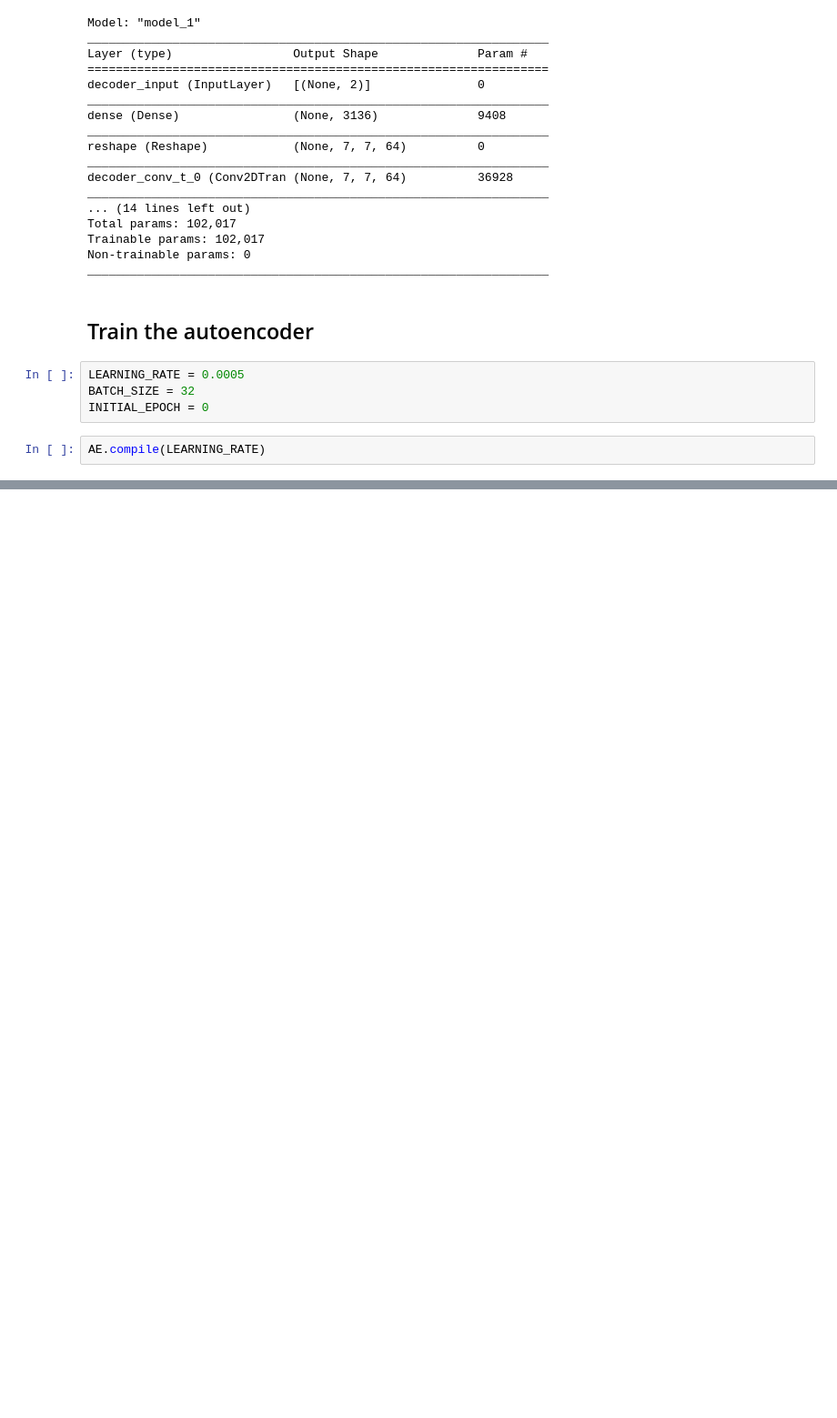
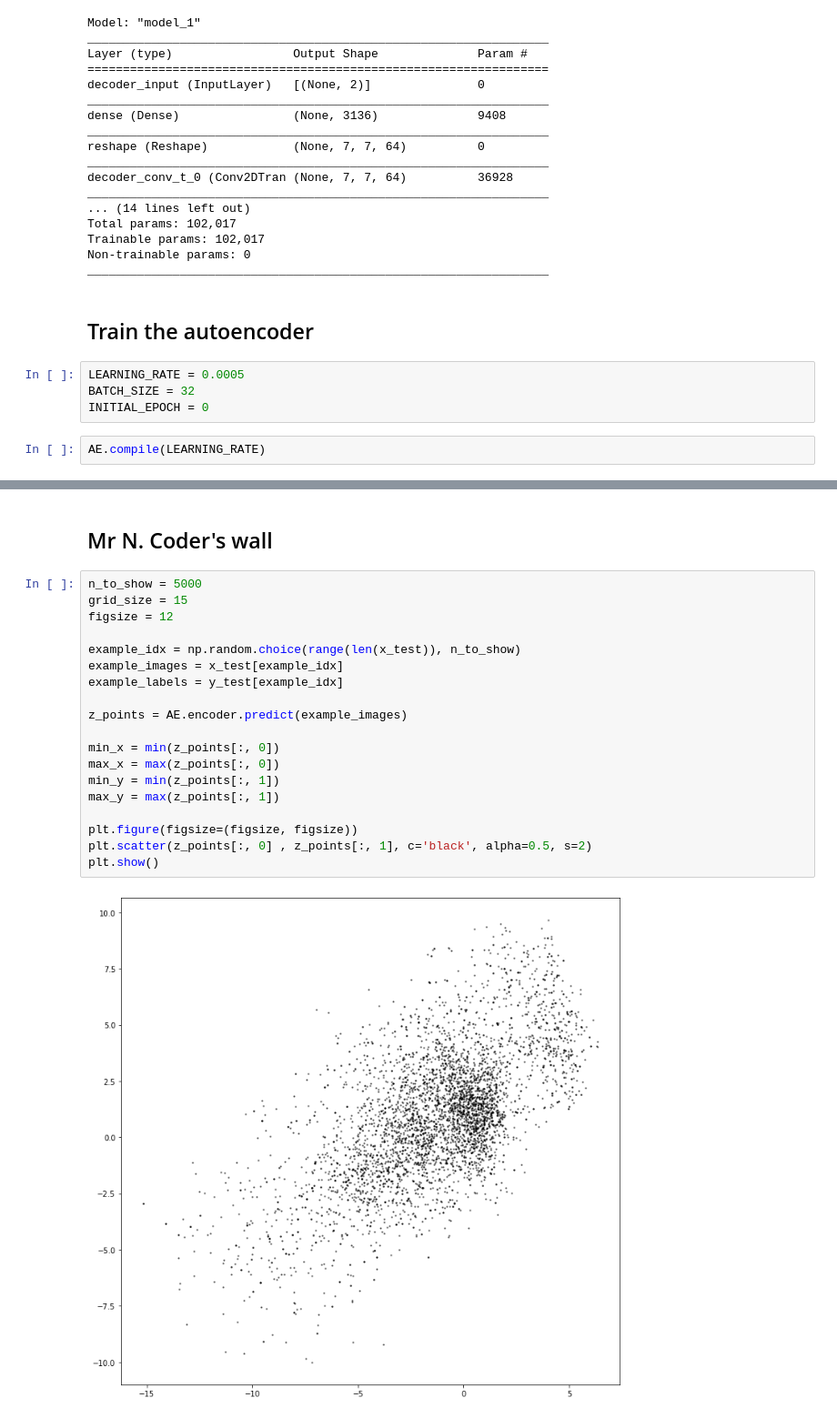
Before and after one commit to steffenmodest/GDL_code-tensorflow_2, a Jupyter notebook: 03_01_autoencoder_train.ipynb, the cells around one changed output, grey strips where cells are left out. Shown at 91% size. Drawn from its saved outputs; the diff is of its cells as text; blank space fills up the shorter version.

```diff
--- a/03_01_autoencoder_train.ipynb
+++ b/03_01_autoencoder_train.ipynb
@@ -135,0 +193,23 @@ Epoch 161/200
+# %% [markdown]
+## Mr N. Coder's wall
+# %%
+n_to_show = 5000
+grid_size = 15
+figsize = 12
+
+example_idx = np.random.choice(range(len(x_test)), n_to_show)
+example_images = x_test[example_idx]
+example_labels = y_test[example_idx]
+
+z_points = AE.encoder.predict(example_images)
+
+min_x = min(z_points[:, 0])
+max_x = max(z_points[:, 0])
+min_y = min(z_points[:, 1])
+max_y = max(z_points[:, 1])
+
+plt.figure(figsize=(figsize, figsize))
+plt.scatter(z_points[:, 0] , z_points[:, 1], c='black', alpha=0.5, s=2)
+plt.show()
+# %% [output]
+[figure, added]
```
Also changed, not shown: parts of 16 cells of this notebook.
